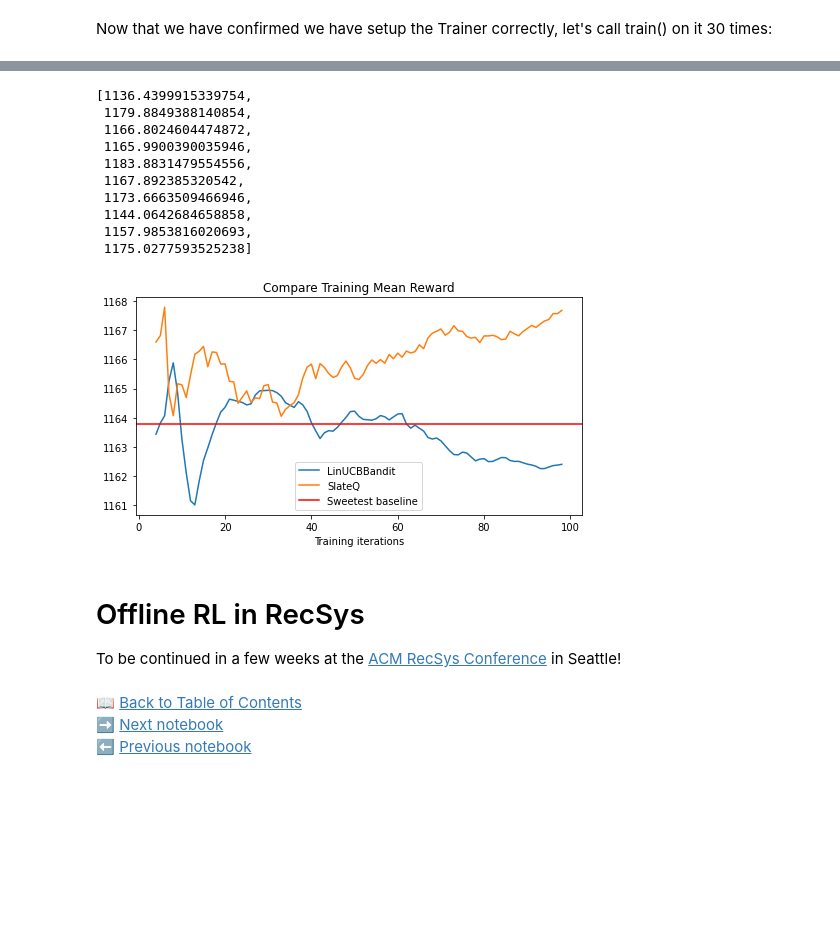
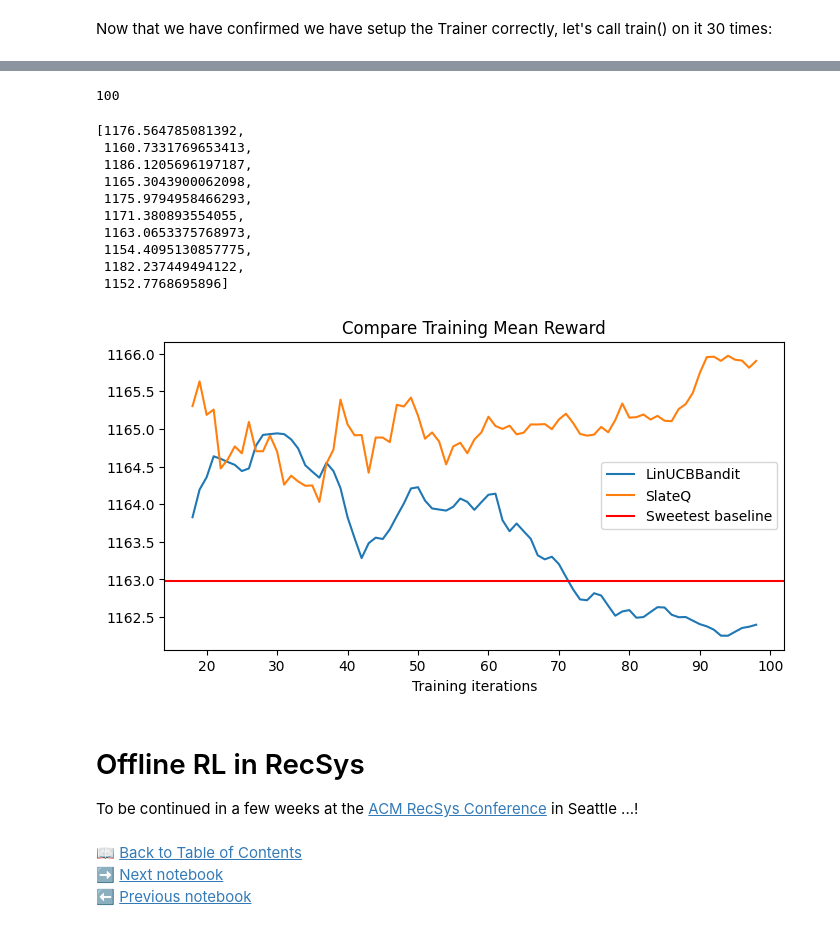
Before and after one commit to anyscale/ray-summit-2022-training, a Jupyter notebook: ray-rllib/ex_06_rllib_in_recsys_overview.ipynb, the cells around one changed output, grey strips where cells are left out. Drawn from its saved outputs; the diff is of its cells as text; code cells hidden in the pictures; blank space fills up the shorter version.

Commit message:
Remove enable_connectors=True, add more polish

```diff
--- a/ray-rllib/ex_06_rllib_in_recsys_overview.ipynb
+++ b/ray-rllib/ex_06_rllib_in_recsys_overview.ipynb
@@ -307,12 +307,12 @@ env_config_20 = {
     "num_candidates": 20,
     # The number of recommendations that we will be making
     "slate_size": 2,  # MultiDiscrete([20, 20]) -> Discrete(400)
-    # Set to False for re-using the same candidate doecuments each timestep.
+    # Set to False for re-using the same candidate documents each timestep.
     "resample_documents": True,
     # # Convert MultiDiscrete actions to Discrete (flatten action space).
     "convert_to_discrete_action_space": True,
     # # Wrap observations for RLlib bandit: Only changes dict keys ("item" instead of "doc").
-    "wrap_for_bandits": True,
+    "wrap_for_bandits": False,
     # Use consistent seeds for the environment ...
     "seed": 0,}
 
@@ -388,8 +388,8 @@ start_time = time.time()
 # Capture slopes of all trendlines over all episodes.
 slopes = []
 
-# Run 1000 episodes
-num_episodes = 1000
+# Run 100 episodes
+num_episodes = 100
 for _ in range(num_episodes):
     obs = lts_20_2_env.reset()  # Reset environment to get initial observation:
     doc_list = [t[1][0] for t in list(obs['doc'].items()) ]
@@ -405,8 +405,8 @@ for _ in range(num_episodes):
     rewards = []
     while not done:
         action = lts_20_2_env.action_space.sample()
-        # action = action_sweetest
-        # action = action_kaleiest
+        action = action_sweetest
+        action = action_kaleiest
 
         obs, reward, done, _ = lts_20_2_env.step(action)
         rewards.append(reward)
@@ -418,7 +418,7 @@ for _ in range(num_episodes):
 print(f"Environment by itself took {time.time() - start_time:.2f} seconds")
 print(f"after {num_episodes} episodes, reward slope: {np.mean(slopes)}")
 
-# random slope: -1.6590275464427678e-05          # least negative
-# greedy sweet slope: -0.00036048910014449743   # most negative
-# greedy kale slope:  -3.420439462909453e-05     # most negative
+# random slope: 0.0001578753656547918         #positive
+# greedy sweet slope: -0.0004637595769463624  # negative
+# greedy kale slope: -4.93173502101358e-05    # less negative
 # %% [output]
@@ -432,8 +432,8 @@ start_time = time.time()
 # Capture slopes of all trendlines over all episodes.
 slopes = []
 
-# Run 1000 episodes
-num_episodes = 1000
+# Run 100 episodes
+num_episodes = 100
 for _ in range(num_episodes):
     obs = modified_lts_20_2_env.reset()  # Reset environment to get initial observation:
     doc_list = [t[1][0] for t in list(obs['doc'].items()) ]
@@ -448,9 +448,9 @@ for _ in range(num_episodes):
     done = False
     rewards = []
     while not done:
-        # action = modified_lts_20_2_env.action_space.sample()
+        action = modified_lts_20_2_env.action_space.sample()
         # action = action_sweetest
-        action = action_kaleiest
+        # action = action_kaleiest
 
         obs, reward, done, _ = modified_lts_20_2_env.step(action)
         rewards.append(reward)
@@ -462,7 +462,7 @@ for _ in range(num_episodes):
 print(f"Environment by itself took {time.time() - start_time:.2f} seconds")
 print(f"after {num_episodes} episodes, reward slope: {np.mean(slopes)}")
 
-# random slope: -7.353425948689159e-05         # less negative
-# greedy sweet slope: -0.00025355090796012707  # most negative
-# greedy kale slope:  0.00020288465470196      # positive
+# random slope: 0.0003322163874076709         # less positive
+# greedy sweet slope: -7.708065223943293e-05  # negative
+# greedy kale slope: 0.0004774986787622364    # more positive
 # %% [output]
@@ -977,7 +1024,9 @@ slateq_config.rollouts(
 slateq_config.resources(num_gpus=0)
 
 # Setup target network training
-slateq_config.training(target_network_update_freq=3200)
+slateq_config.training(target_network_update_freq=3200,)
+                       # lr=0.0003,
+                       # train_batch_size=32)
 
 # Setup exploration
 slateq_config.exploration(explore=True,
@@ -1086,51 +1200,53 @@ df.iloc[:,0:8].head()
 # %%
 # found the rewards?
+print(len(df['sampler_results/hist_stats/episode_reward'][0]))
 df['sampler_results/hist_stats/episode_reward'][0][0:10]
 # %% [output]
-[1136.4399915339754,
- 1179.8849388140854,
- 1166.8024604474872,
- 1165.9900390035946,
- 1183.8831479554556,
- 1167.892385320542,
- 1173.6663509466946,
- 1144.0642684658858,
- 1157.9853816020693,
- 1175.0277593525238]
+100
+[1176.564785081392,
+ 1160.7331769653413,
+ 1186.1205696197187,
+ 1165.3043900062098,
+ 1175.9794958466293,
+ 1171.380893554055,
+ 1163.0653375768973,
+ 1154.4095130857775,
+ 1182.237449494122,
+ 1152.7768695896]
 # %%
 # Plot per-timestep (episode) rewards.
 fig, ax = plt.subplots(1,1,figsize=(8,4))
 
 # collect plot data from bandit rewards
-start_at = 4  #bandit rewards are nan for 1st 3 iterations
+start_at = 18  #bandit rewards are nan for 1st 3 iterations
 smoothing_win = 100
 
 x = list(range(start_at, len(rewards)-1))
 y = [np.nanmean(rewards[max(i - smoothing_win, 0):i + 1])
      for i in range(start_at, len(rewards)-1)]
 # plot bandit rewards
 ax.plot(x, y, label="LinUCBBandit")
 
 rewards_slateq = df['sampler_results/hist_stats/episode_reward'][0]
 x = list(range(start_at, len(rewards_slateq)-1))
 y = [np.nanmean(rewards_slateq[max(i - smoothing_win, 0):i + 1])
      for i in range(start_at, len(rewards_slateq)-1)]
 # plot bandit rewards
 ax.plot(x, y, label="SlateQ")
 
 # Add mean random baseline reward (red line).
 plt.axhline(y=lts_20_2_mean_sweetest_reward,
             color="r",
             linestyle="-",
             label="Sweetest baseline",)
 
 # Add legend
-ax.legend(loc='lower center', frameon=True)
+ax.legend(loc='center right', frameon=True)
 
 # Add titles
 plt.title("Compare Training Mean Reward")
 plt.xlabel("Training iterations")
 
 plt.plot();
 # %% [output]
-[figure, old version]
+[figure, new version]
@@ -1141,7 +1253,7 @@ print()
 # %% [markdown]
 # Offline RL in RecSys
 
-To be continued in a few weeks at the [ACM RecSys Conference](https://recsys.acm.org/recsys22/tutorials/) in Seattle!
+To be continued in a few weeks at the [ACM RecSys Conference](https://recsys.acm.org/recsys22/tutorials/) in Seattle ...!
 <br>
 # %% [markdown]
 📖 [Back to Table of Contents](./ex_00_rllib_notebooks_table_of_contents.ipynb)<br>
```
Also changed, not shown: parts of 21 cells of this notebook, 3 other files.
